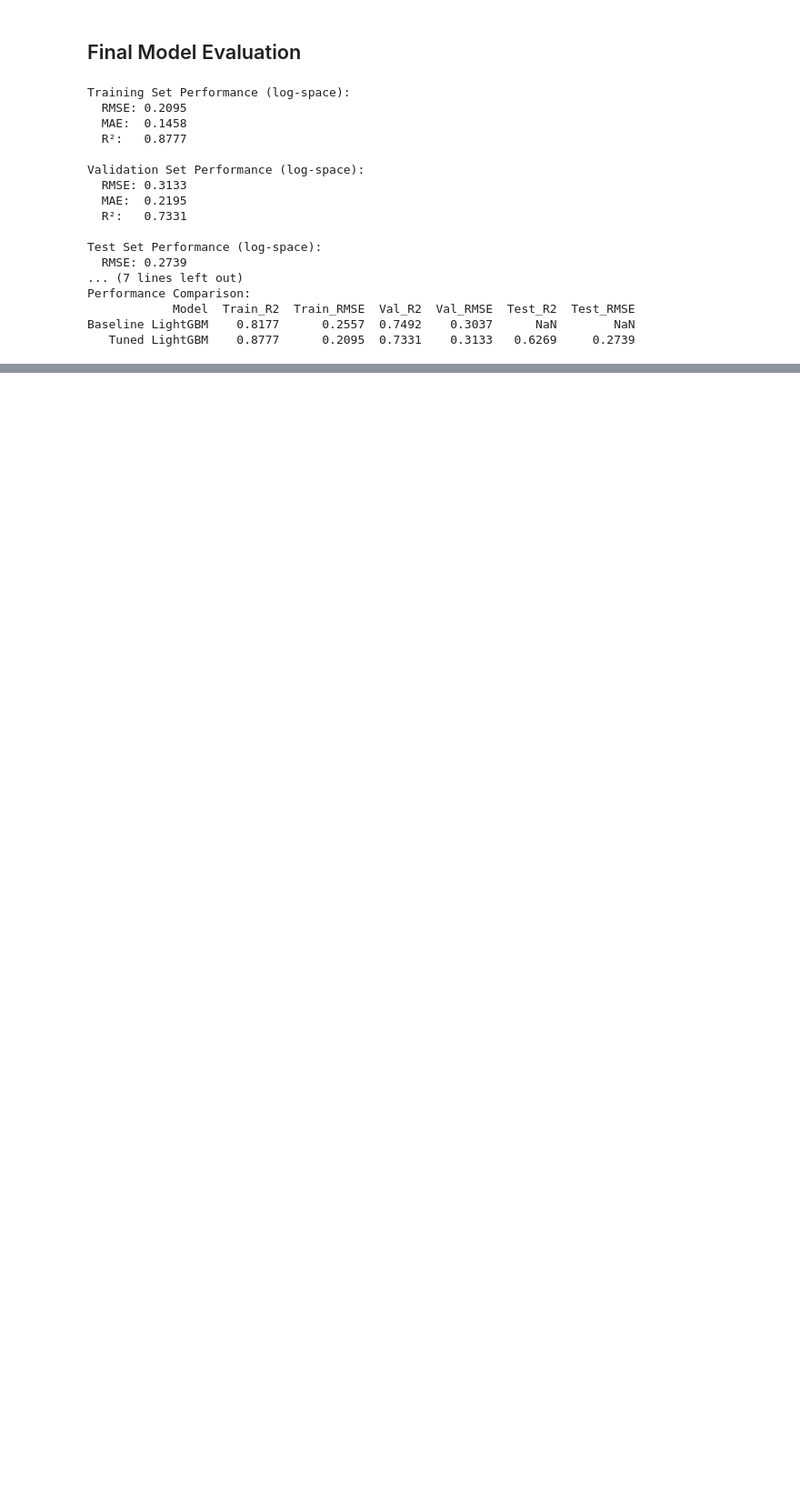
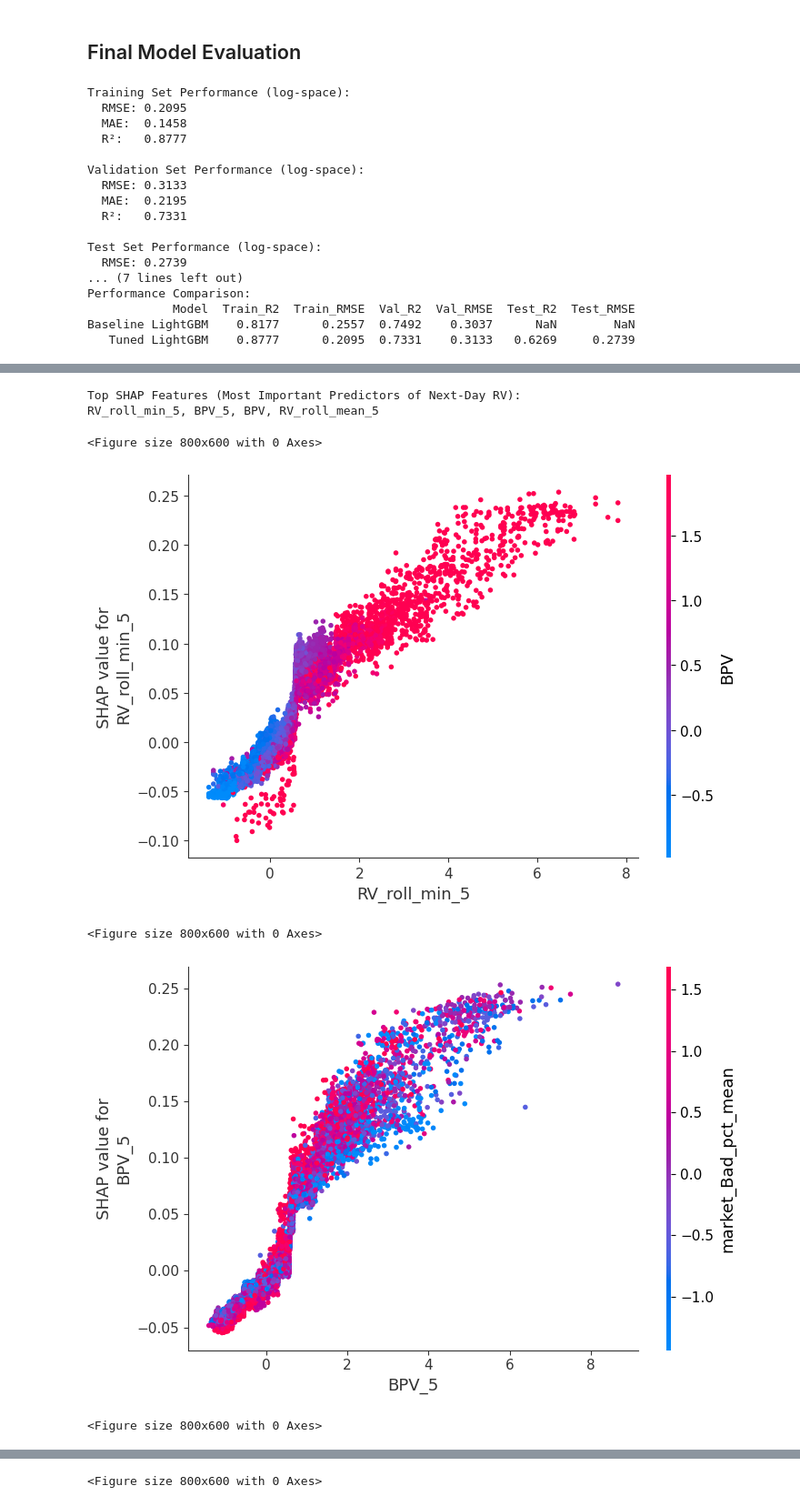
Before and after one commit to adityaraju926/ml-project-540, a Jupyter notebook: model/model.ipynb, the cells around one changed output, grey strips where cells are left out. Shown at 91% size. Cells and saved outputs as stored; diff of their text form; code cells hidden in the pictures; blank space fills up the shorter version.

```diff
--- a/model/model.ipynb
+++ b/model/model.ipynb
@@ -421,0 +428,23 @@ Baseline LightGBM    0.8177      0.2557  0.7492    0.3037      NaN        NaN
+# %%
+import shap
+import matplotlib.pyplot as plt
+
+# Create explainer
+explainer = shap.TreeExplainer(best_lgbm_model)
+
+# Compute SHAP values on validation set
+shap_values = explainer.shap_values(X_val)
+
+# === SUMMARY PLOT ===
+shap.summary_plot(shap_values, X_val, show=False)
+fig = plt.gcf()
+fig.set_size_inches(10, 6)
+fig.savefig("../images/shap_summary_plot.png", dpi=300, bbox_inches="tight")
+plt.close()
+
+# === BAR PLOT ===
+shap.summary_plot(shap_values, X_val, plot_type="bar", show=False)
+fig = plt.gcf()
+fig.set_size_inches(10, 6)
+fig.savefig("../images/shap_bar_plot.png", dpi=300, bbox_inches="tight")
+plt.close()
@@ -421,0 +459,24 @@ Baseline LightGBM    0.8177      0.2557  0.7492    0.3037      NaN        NaN
+# %%
+# Identify top 4 important features
+top_features = X_val.columns[np.argsort(np.abs(shap_values).mean(axis=0))][-4:]
+
+# === PRINT DESCRIPTION ===
+print("Top SHAP Features (Most Important Predictors of Next-Day RV):")
+print(", ".join(top_features))
+
+# === PLOT & SAVE DEPENDENCE PLOTS ===
+for feat in top_features:
+    plt.figure(figsize=(8,6))
+    shap.dependence_plot(feat, shap_values, X_val, show=False)
+    plt.tight_layout()
+    plt.savefig(f"../images/shap_dependence_{feat}.png", dpi=300, bbox_inches="tight")
+    plt.show()
+    plt.close()
+# %% [output]
+Top SHAP Features (Most Important Predictors of Next-Day RV):
+RV_roll_min_5, BPV_5, BPV, RV_roll_mean_5
+<Figure size 800x600 with 0 Axes>
+[figure, added]
+<Figure size 800x600 with 0 Axes>
+[figure, added]
+<Figure size 800x600 with 0 Axes>
@@ -421,0 +484 @@ Baseline LightGBM    0.8177      0.2557  0.7492    0.3037      NaN        NaN
+<Figure size 800x600 with 0 Axes>
```
Also changed, not shown: parts of 5 cells of this notebook.
